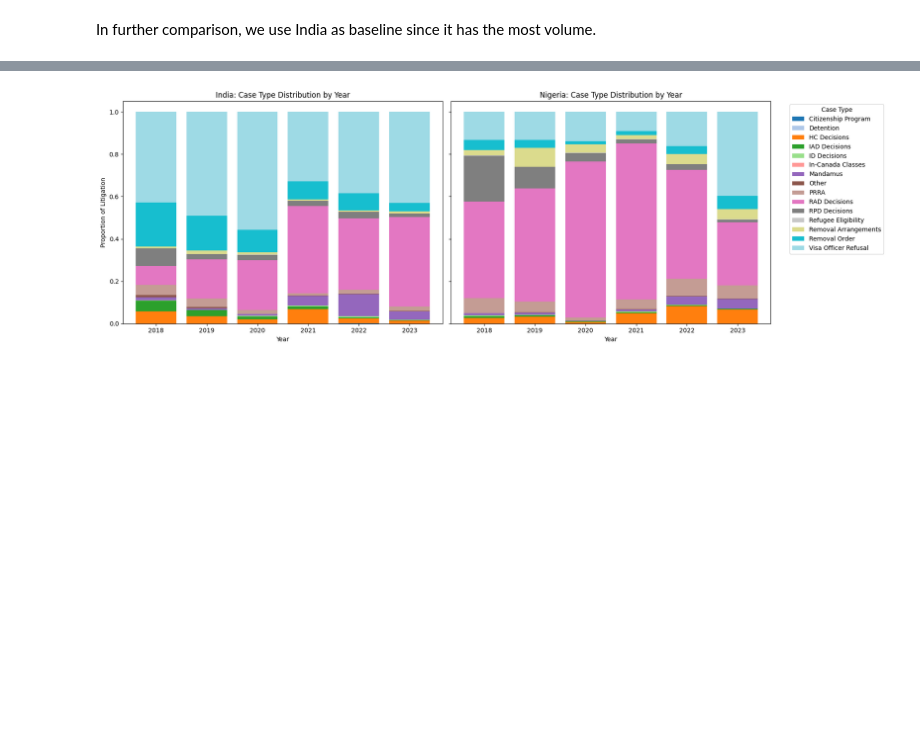
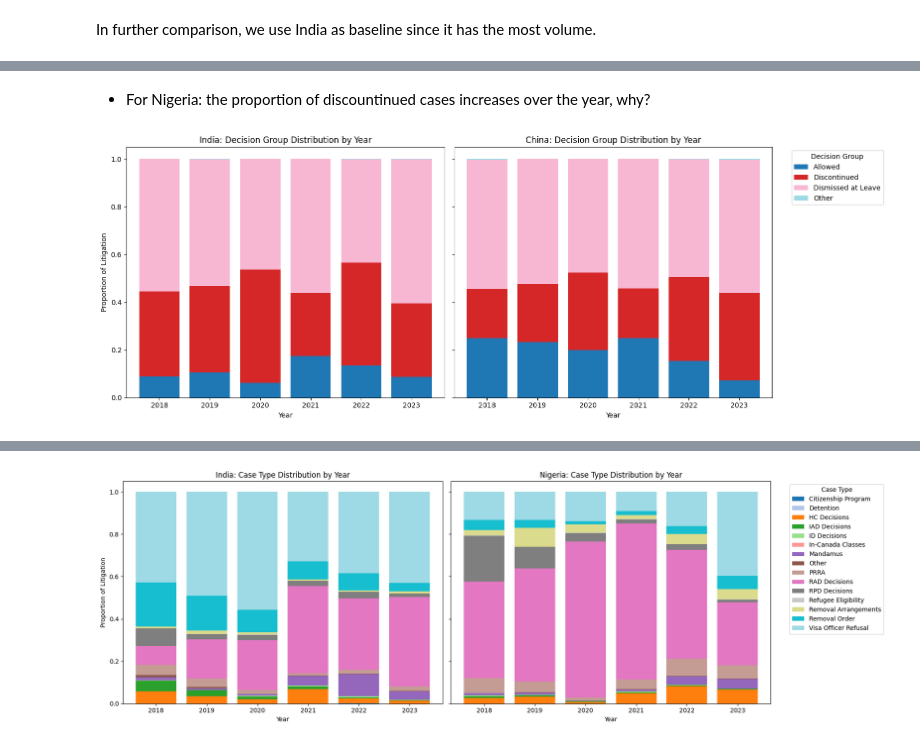
Before and after one commit to ismailbhinder/Public-Transparency-for-Immigration-Law-Canada, a Jupyter notebook: notebooks/EDA litigation case data.ipynb, the cells around one changed output, grey strips where cells are left out. Saved outputs shown, nothing was run; the diff lists cells and outputs as text; code cells hidden in the pictures; blank space fills up the shorter version.

```diff
--- a/notebooks/EDA litigation case data.ipynb
+++ b/notebooks/EDA litigation case data.ipynb
@@ -297,0 +321,24 @@ Case Type Comparison (Case Type Group Desc)
+# %% [markdown]
+- For Nigeria: the proportion of discountinued cases increases over the year, why?
+# %%
+china_case = pivot.loc["People's Republic of China"].copy()
+china_case.index = china_case.index.get_level_values(0)
+
+fig, axes = plt.subplots(1, 2, figsize=(16, 6), sharey=True)
+
+india_case.plot(kind='bar', stacked=True, ax=axes[0], width=0.8, legend=False, colormap='tab20')
+axes[0].set_title('India: Decision Group Distribution by Year')
+axes[0].set_xlabel('Year')
+axes[0].set_ylabel('Proportion of Litigation')
+axes[0].tick_params(axis='x', rotation=0)
+
+china_case.plot(kind='bar', stacked=True, ax=axes[1], width=0.8, legend=True, colormap='tab20')
+axes[1].set_title('China: Decision Group Distribution by Year')
+axes[1].set_xlabel('Year')
+axes[1].tick_params(axis='x', rotation=0)
+axes[1].legend(title='Decision Group', bbox_to_anchor=(1.05, 1), loc='upper left')
+
+plt.tight_layout()
+plt.show()
+# %% [output]
+[figure, added]
```
Also changed, not shown: parts of 30 cells of this notebook.
